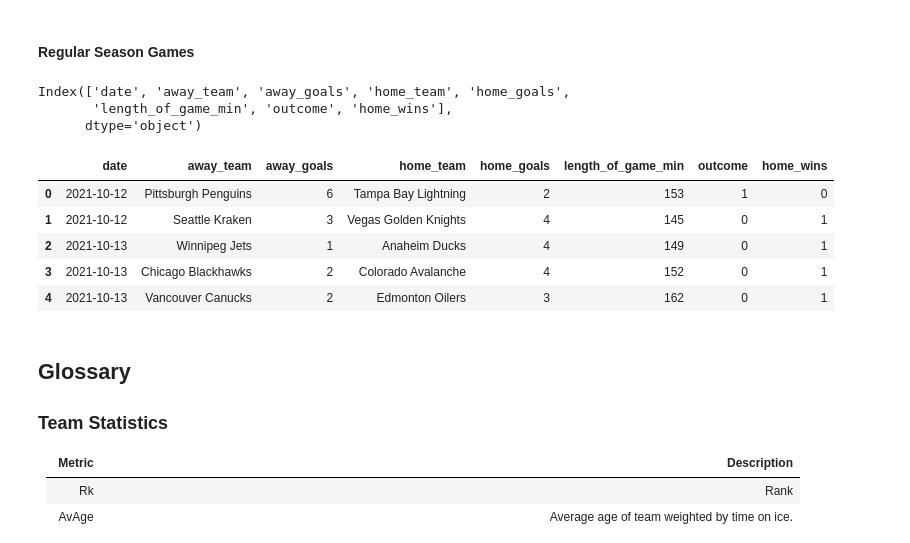
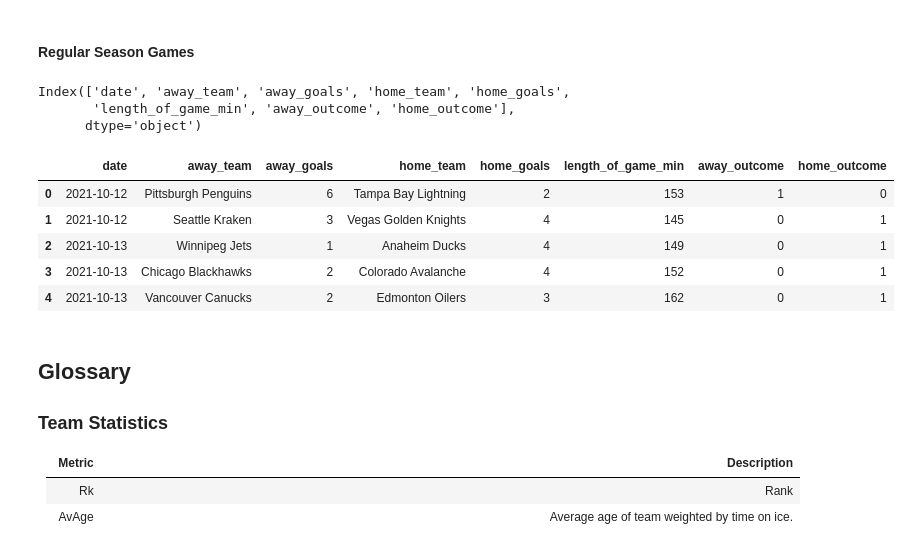
Before and after one commit to RyanSchraeder/StanleyCupPredictions, a Jupyter notebook: src/notebooks/eda_and_feature_selection.ipynb, the cells around one changed output. Drawn from its saved outputs; the diff is of its cells as text; code cells hidden in the pictures.

```diff
--- a/src/notebooks/eda_and_feature_selection.ipynb
+++ b/src/notebooks/eda_and_feature_selection.ipynb
@@ -44,14 +44,14 @@ Index(['Rk', 'Team', 'AvAge', 'GP', 'W', 'L', 'OL', 'PTS', 'PTS%', 'GF', 'GA',
 # %% [markdown]
 #### Regular Season Games
 # %%
-games = pd.read_csv(os.path.join(path, 'regular_season.csv'))
+games = pd.read_csv(os.path.join(path, 'regular_season_clean.csv'))
 print(games.columns)
 games.head()
 # %% [output]
 Index(['date', 'away_team', 'away_goals', 'home_team', 'home_goals',
-       'length_of_game_min', 'outcome', 'home_wins'],
+       'length_of_game_min', 'away_outcome', 'home_outcome'],
       dtype='object')
-|  | date | away_team | away_goals | home_team | home_goals | length_of_game_min | outcome | home_wins |
+|  | date | away_team | away_goals | home_team | home_goals | length_of_game_min | away_outcome | home_outcome |
 | 0 | 2021-10-12 | Pittsburgh Penguins | 6 | Tampa Bay Lightning | 2 | 153 | 1 | 0 |
 | 1 | 2021-10-12 | Seattle Kraken | 3 | Vegas Golden Knights | 4 | 145 | 0 | 1 |
 | 2 | 2021-10-13 | Winnipeg Jets | 1 | Anaheim Ducks | 4 | 149 | 0 | 1 |
```
Also changed, not shown: parts of 13 cells of this notebook, 44 other files.
